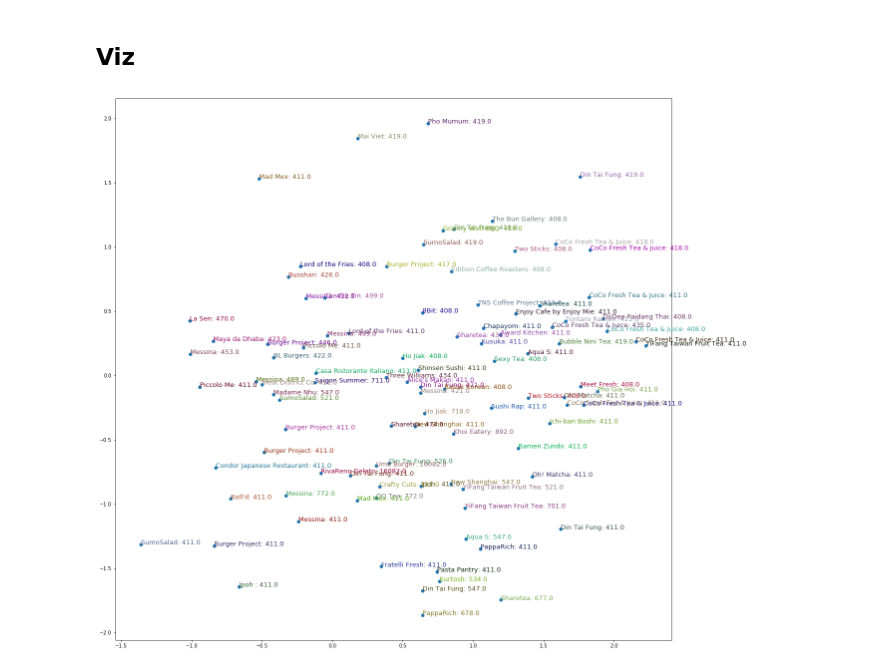
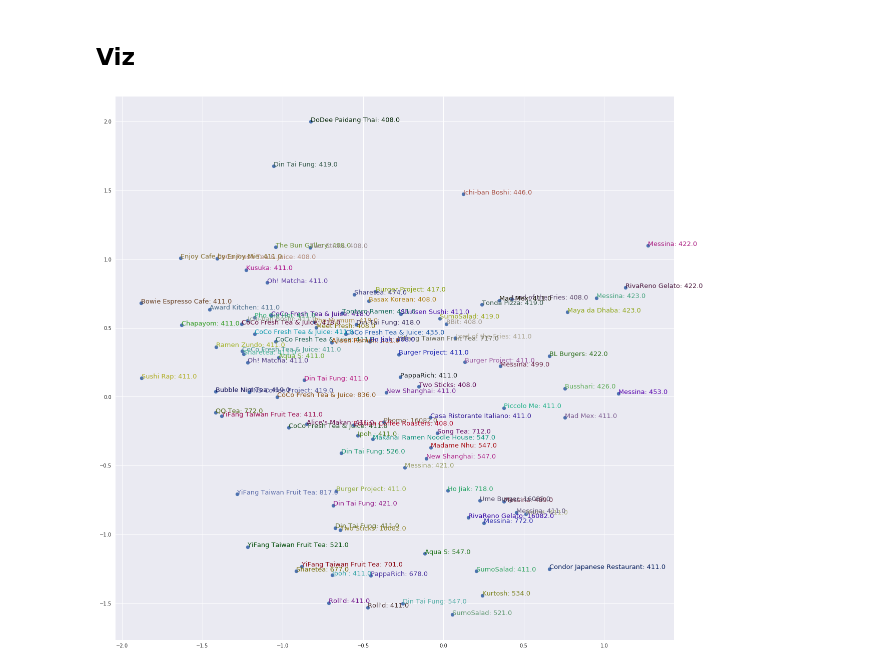
Before and after one commit to Z-an/spotlight, a Jupyter notebook: spotlight/hybrid_learner.ipynb, the cells around one changed output. Saved outputs shown, nothing was run; the diff lists cells and outputs as text; code cells hidden in the pictures.

```diff
--- a/spotlight/hybrid_learner.ipynb
+++ b/spotlight/hybrid_learner.ipynb
@@ -275,10 +275,6 @@ from losses import (adaptive_hinge_loss,
                               bpr_loss,
                               hinge_loss,
                               pointwise_loss)
-
-from factorization.representations import (BilinearNet,
-                                                     FeatureNet,
-                                                     HybridContainer)
 
 from sampling import sample_items
 from torch_utils import cpu, gpu, set_seed
@@ -473,7 +469,8 @@ class ImplicitFactorizationModel(object):
                     weights=minibatch.weights
                 )
 
-                epoch_loss += loss.data[0]
+
+                epoch_loss += loss.item()
 
                 loss.backward()
                 self._optimizer.step()
@@ -492,11 +489,14 @@ class ImplicitFactorizationModel(object):
 
         negative_var = gpu(torch.from_numpy(negative_items), self._use_cuda)
 
+        print('user ids',minibatch.user_ids,'negative var',negative_var,'user_features',minibatch.user_features,'context features',minibatch.context_features,'item_features',minibatch.item_features)
+
         negative_prediction = self._net(minibatch.user_ids,
                                         negative_var,
                                         minibatch.user_features,
                                         minibatch.context_features,
                                         minibatch.item_features)
+        exit()
 
         return negative_prediction
 
@@ -920,7 +914,7 @@ train,test = random_train_test_split(feature_interactions)
 n_tastes = 2
 
 model = ImplicitFactorizationModel(n_iter=10,
-                                   loss='hinge',
+                                   loss='adaptive_hinge',
                                    l2=-1.252542352e-10,
                                    representation='mixture',
                                   n_components=n_tastes)
@@ -1020,5 +966,5 @@ fnc(item_embeddings)
 # %%
-internalId=2
+internalId=500
 userId=external_userIds[internalId]
 
 user = list(zip(range(feature_interactions.num_items),[user_dict[userId].dot(emb) for emb in learned[1]]))
@@ -1147,20 +1021,23 @@ pca = PCA(n_components=2)
 pc = pd.DataFrame(pca.fit_transform(learned[1].data),columns=['x','y'])
 # %%
 from matplotlib import pyplot as plt
+import seaborn as sns
+
+sns.set()
 
 X=pc.x.values
 Y=pc.y.values
 
 n=100
 idxs = range(n)
 
 plt.figure(figsize=(20,20))
 plt.scatter(X[:n], Y[:n])
 for i, x, y in zip(itemlist[:n], X, Y):
     plt.text(x,y,i, color=np.random.rand(3)*0.7, fontsize=13)
 plt.show()
 # %% [output]
-[figure, old version]
+[figure, new version]
 # %%
 import plotly
 from plotly.offline import download_plotlyjs, init_notebook_mode, plot, iplot
```
Also changed, not shown: parts of 20 cells of this notebook, 3 other files.
